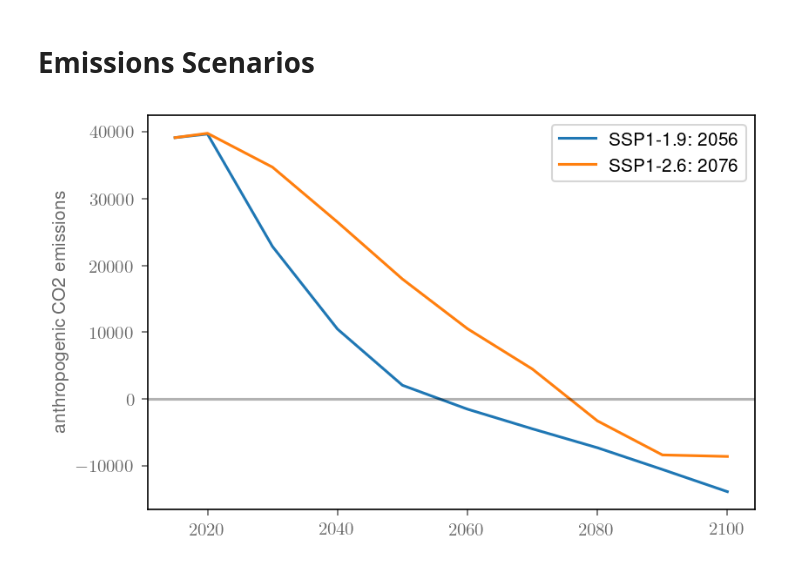
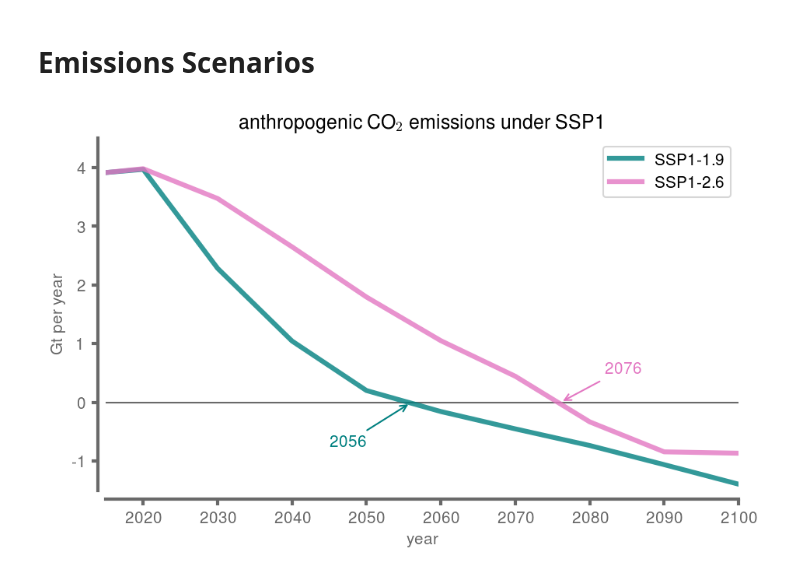
Before and after one commit to eabarnes1010/netzero_perception, a Jupyter notebook: _plot_emissions.ipynb, the cells around one changed output. Drawn from its saved outputs; the diff is of its cells as text; code cells hidden in the pictures.

Commit message:
fixed error in gdp x label and other plotting tweaks

```diff
--- a/_plot_emissions.ipynb
+++ b/_plot_emissions.ipynb
@@ -22,28 +23,77 @@ plt.rc('axes',labelcolor='dimgrey')
 plt.rc('axes',labelcolor='dimgrey')
 plt.rc('xtick',color='dimgrey')
 plt.rc('ytick',color='dimgrey')
+# %%
+FIGURE_DIRECTORY = 'figures/'
 # %%
 x = [2015,2020,2030,2040,2050,2060,2070,2080,2090,2100]
 x_interp = np.arange(2015,2101)
+low_color = 'teal'
+high_color = 'tab:pink'
+alpha = .8
+
 
 ssp119 = [39152.726,39693.726,22847.271,10475.089, 2050.362, -1525.978,-4476.970,-7308.783,-10565.023,-13889.788]
 ssp126 = [39152.726,39804.013,34734.424,26509.183,17963.539,10527.979,4476.328,-3285.043,-8385.183,-8617.786]
 
-ssp119_interp = np.interp(x_interp,x,ssp119)
-ssp126_interp = np.interp(x_interp,x,ssp126)
+ssp119_interp = np.interp(x_interp,x,ssp119)*1000000
+ssp126_interp = np.interp(x_interp,x,ssp126)*1000000
 
 i = np.where(ssp119_interp<=0)[0]
 ssp119_yr = x_interp[i][0]
 
 i = np.where(ssp126_interp<=0)[0]
 ssp126_yr = x_interp[i][0]
 
-plt.plot(x_interp,ssp119_interp,label='SSP1-1.9: ' + str(ssp119_yr))
-plt.plot(x_interp,ssp126_interp,label='SSP1-2.6: ' + str(ssp126_yr))
+#--------------------------------------------------------
+plt.figure(figsize=(7,4))
+plt.axhline(y=0,color='dimgray',linewidth=1.)
 
-plt.axhline(y=0,color='k',alpha=.3)
-plt.ylabel('anthropogenic CO2 emissions')
+plt.plot(x_interp,ssp119_interp/(10e9),
+         linewidth=3,
+         color=low_color,
+         alpha=alpha,
+         label='SSP1-1.9')
+plt.plot(x_interp,ssp126_interp/(10e9),
+         linewidth=3,
+         color=high_color,
+         alpha=alpha,
+         label='SSP1-2.6')
+
 plt.legend()
+
+plt.annotate(ssp119_yr,(ssp119_yr,0),
+             color=low_color,
+             xytext=(2045,-.75),
+             arrowprops=dict(arrowstyle="->",
+                             color=low_color,
+                             connectionstyle="arc3"),
+            )
+
+plt.annotate(ssp126_yr,(ssp126_yr,0),
+             color=high_color,
+             xytext=(2082,.5),
+             arrowprops=dict(arrowstyle="->",
+                             color=high_color,
+                             connectionstyle="arc3"),
+            )
+
+
+
+plt.ylabel('Gt per year')
+plt.xlabel('year')
+
+plots.format_spines(plt.gca())
+plt.xticks(np.arange(2010,2110,10),np.arange(2010,2110,10))
+plt.yticks(np.arange(-2,10,1),np.arange(-2,10,1))
+
+plt.xlim(2015,2100)
+plt.ylim(-1.5,4.5)
+
+plt.title('anthropogenic CO$_2$ emissions under SSP1')
+
+
+plt.savefig(FIGURE_DIRECTORY + 'ssp1_emissions.png',  bbox_inches='tight', dpi=savefig_dpi)
 plt.show()
 # %% [output]
-[figure, old version]
+[figure, new version]
```
Also changed, not shown: parts of 1 cell of this notebook, 2 other files.
